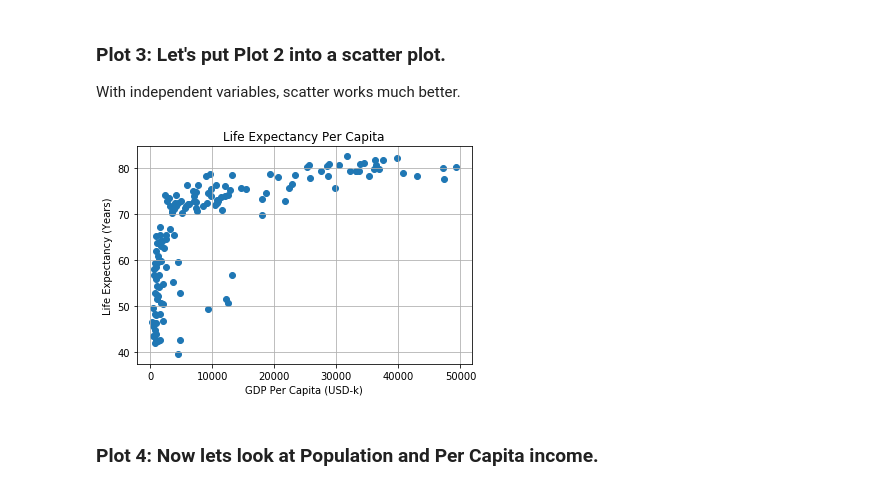
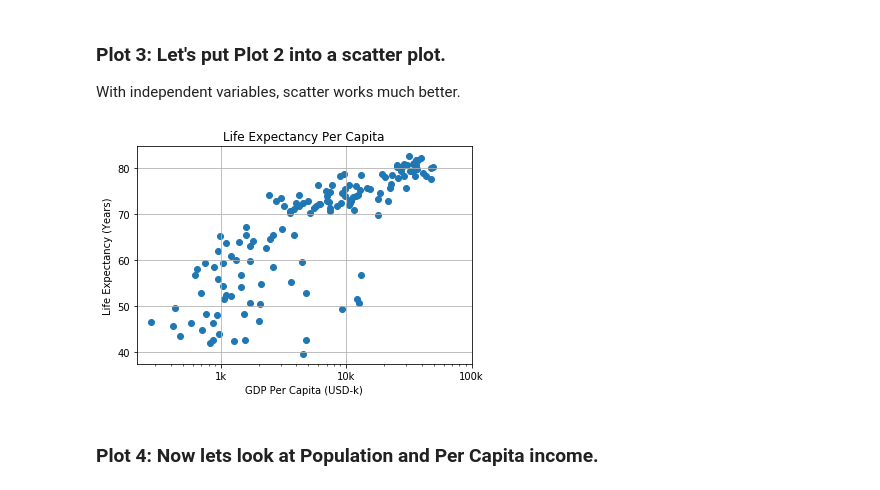
Before and after one commit to afminmax/DC-Data-Scientist-Lessons, a Jupyter notebook: matplotlib1.ipynb, the cells around one changed output. Drawn from its saved outputs; the diff is of its cells as text; code cells hidden in the pictures.

```diff
--- a/matplotlib1.ipynb
+++ b/matplotlib1.ipynb
@@ -42,13 +46,19 @@ plt.show()
 With independent variables, scatter works much better.
 # %%
 plt.scatter(gdp_cap, life_exp)
+plt.xscale('log') # lets stretch this out a bit to get clearer view
+tick_val = [1000, 10000, 100000] # make the x-axis make more sense, no exponents!
+tick_lab = ['1k', '10k', '100k']
+plt.xticks(tick_val, tick_lab)
+
 plt.title('Life Expectancy Per Capita')
 plt.xlabel('GDP Per Capita (USD-k)')
 plt.ylabel('Life Expectancy (Years)')
+
 plt.grid(True)
 plt.show()
 # %% [output]
-[figure, old version]
+[figure, new version]
 # %% [markdown]
 ### Plot 4: Now lets look at Population and Per Capita income.
 # %%
```
Also changed, not shown: parts of 6 cells of this notebook.
